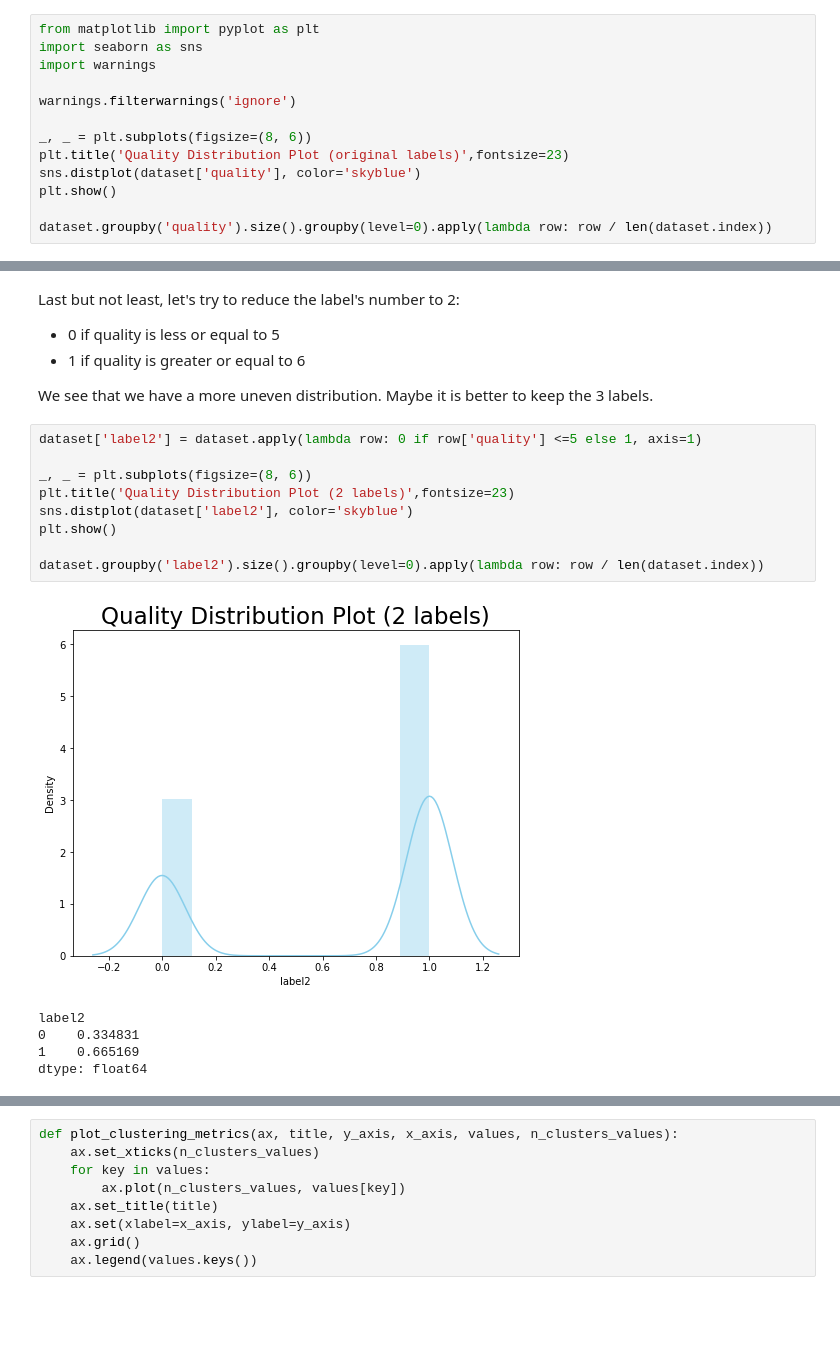
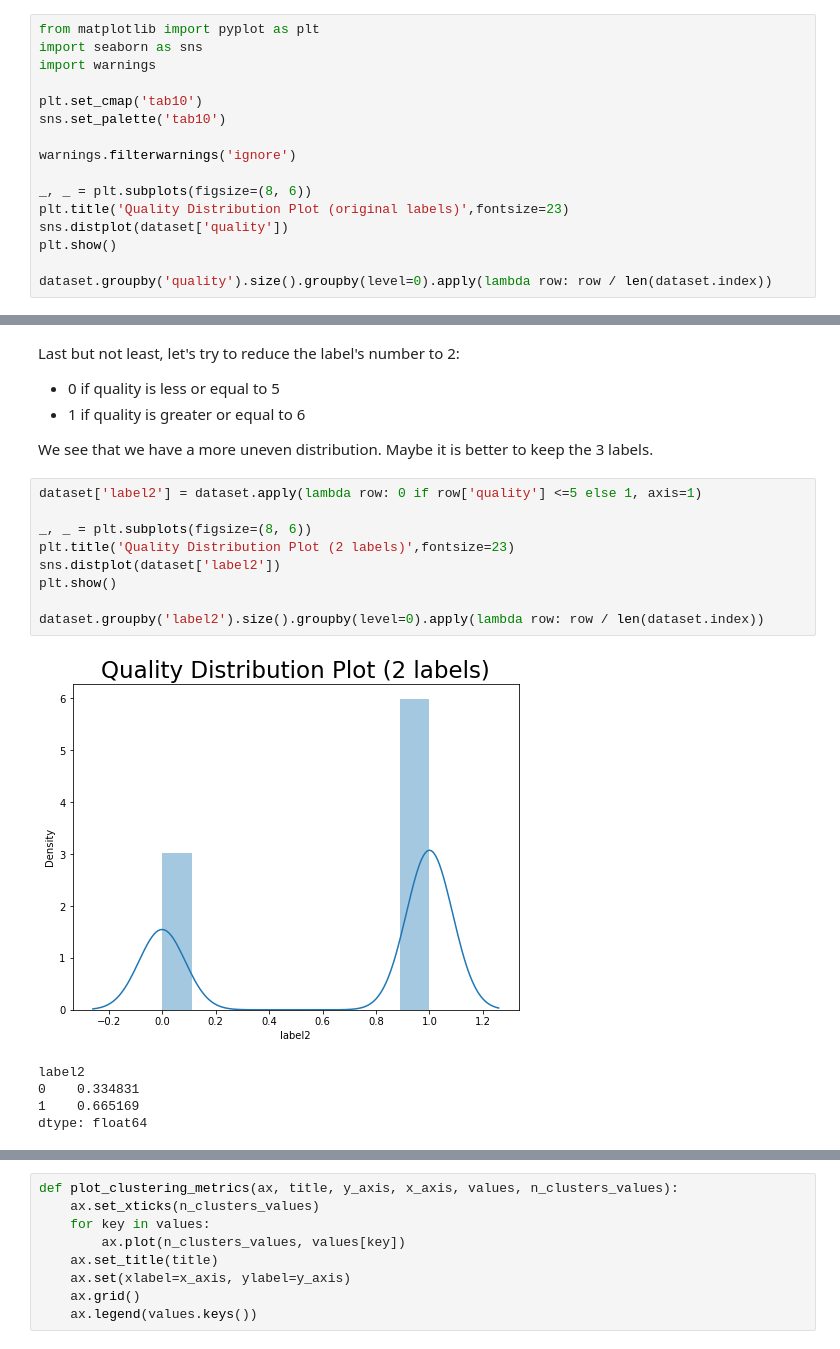
Before and after one commit to dimter/cs-7641-unsupervised-learning, a Jupyter notebook: wine-analysis.ipynb, the cells around one changed output, grey strips where cells are left out. Saved outputs shown, nothing was run; the diff lists cells and outputs as text; blank space fills up the shorter version.

```diff
--- a/wine-analysis.ipynb
+++ b/wine-analysis.ipynb
@@ -84,11 +92,14 @@ from matplotlib import pyplot as plt
 import seaborn as sns
 import warnings
 
+plt.set_cmap('tab10')
+sns.set_palette('tab10')
+
 warnings.filterwarnings('ignore')
 
 _, _ = plt.subplots(figsize=(8, 6))
 plt.title('Quality Distribution Plot (original labels)',fontsize=23)
-sns.distplot(dataset['quality'], color='skyblue')
+sns.distplot(dataset['quality'])
 plt.show()
 
 dataset.groupby('quality').size().groupby(level=0).apply(lambda row: row / len(dataset.index))
@@ -135,14 +147,14 @@ We see that we have a more uneven distribution. Maybe it is better to keep the 3
 # %%
 dataset['label2'] = dataset.apply(lambda row: 0 if row['quality'] <=5 else 1, axis=1)
 
 _, _ = plt.subplots(figsize=(8, 6))
 plt.title('Quality Distribution Plot (2 labels)',fontsize=23)
-sns.distplot(dataset['label2'], color='skyblue')
+sns.distplot(dataset['label2'])
 plt.show()
 
 dataset.groupby('label2').size().groupby(level=0).apply(lambda row: row / len(dataset.index))
 # %% [output]
-[figure, old version]
+[figure, new version]
 label2
 0    0.334831
 1    0.665169
```
Also changed, not shown: parts of 75 cells of this notebook, 35 other files.
